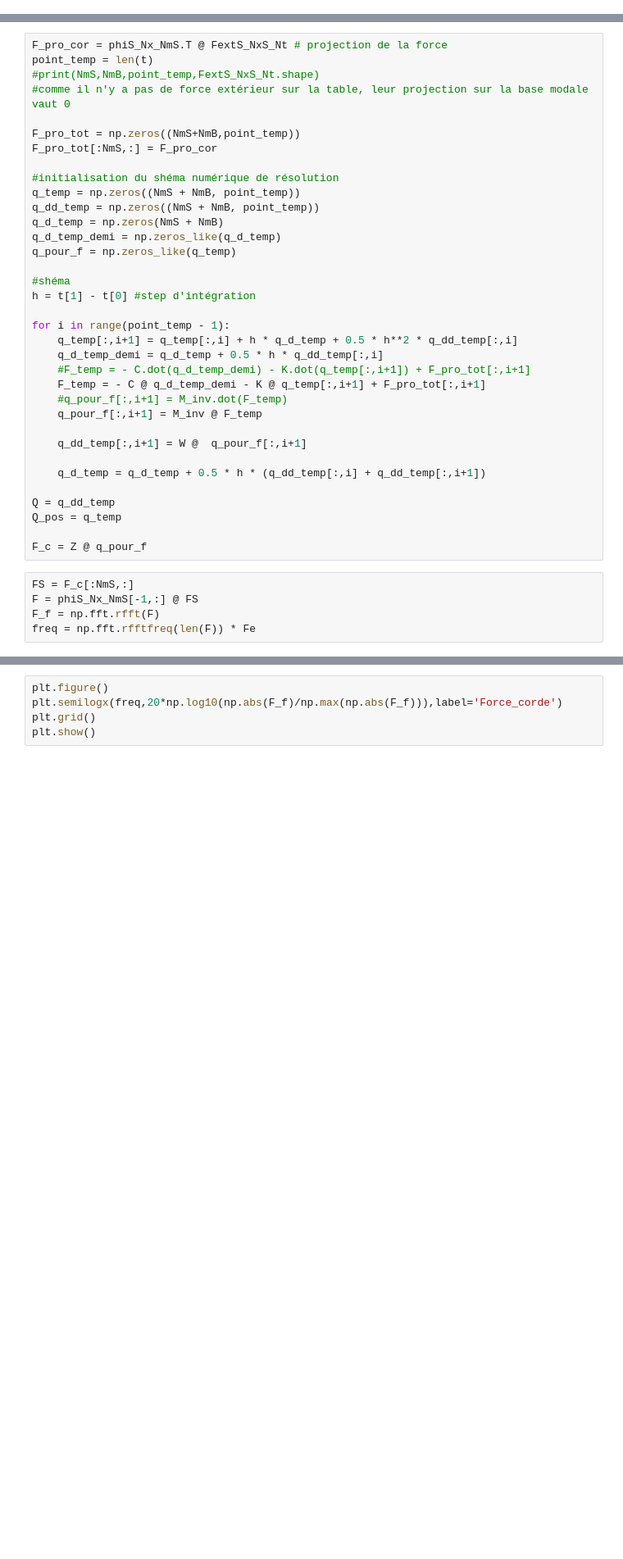
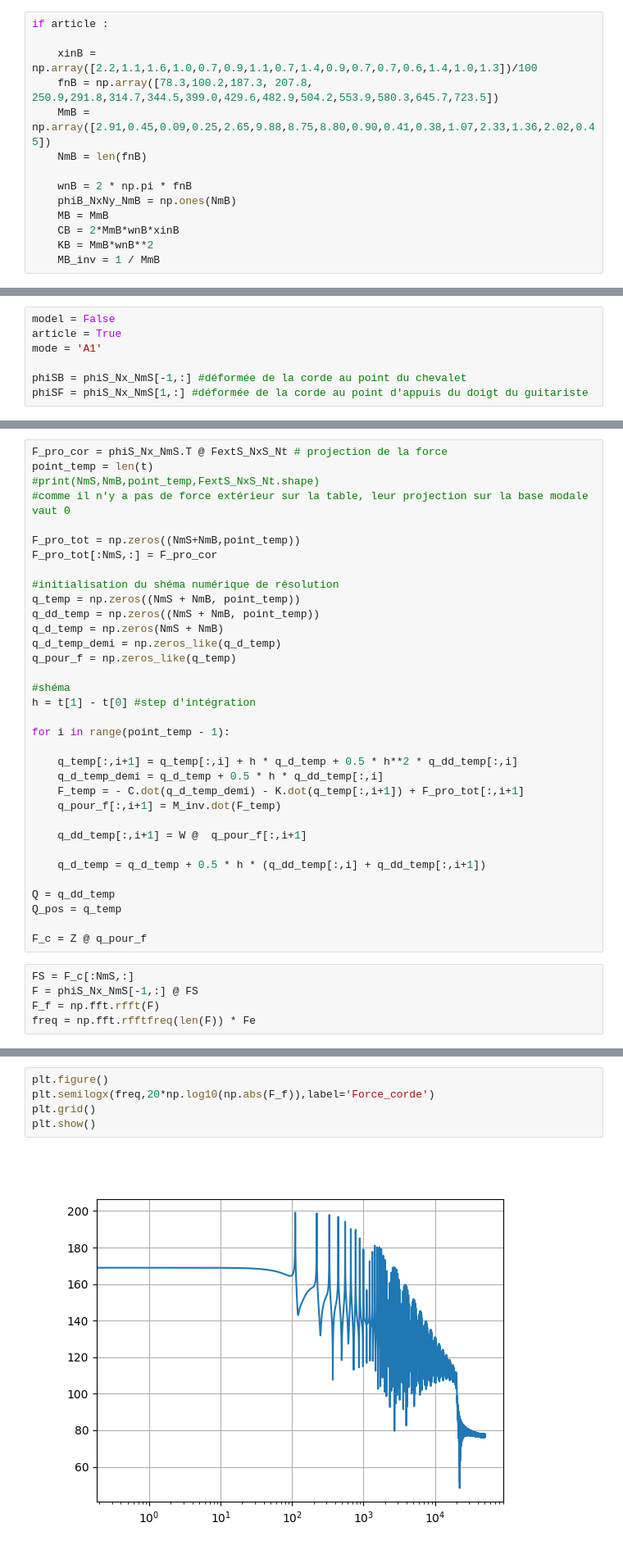
Before and after one commit to peladeaucome/ATIAM-PAM-AnalyseInstruments, a Jupyter notebook: Data/test.ipynb, the cells around one changed output, grey strips where cells are left out. Shown at 82% size. Saved outputs shown, nothing was run; the diff lists cells and outputs as text; blank space fills up the shorter version.

```diff
--- a/Data/test.ipynb
+++ b/Data/test.ipynb
@@ -147,0 +105,14 @@ C = diags(C_lin)
+# %%
+if article :
+
+    xinB = np.array([2.2,1.1,1.6,1.0,0.7,0.9,1.1,0.7,1.4,0.9,0.7,0.7,0.6,1.4,1.0,1.3])/100
+    fnB = np.array([78.3,100.2,187.3, 207.8, 250.9,291.8,314.7,344.5,399.0,429.6,482.9,504.2,553.9,580.3,645.7,723.5])
+    MmB = np.array([2.91,0.45,0.09,0.25,2.65,9.88,8.75,8.80,0.90,0.41,0.38,1.07,2.33,1.36,2.02,0.45])
+    NmB = len(fnB)
+
+    wnB = 2 * np.pi * fnB
+    phiB_NxNy_NmB = np.ones(NmB)
+    MB = MmB
+    CB = 2*MmB*wnB*xinB
+    KB = MmB*wnB**2
+    MB_inv = 1 / MmB
@@ -147,0 +176,7 @@ C = diags(C_lin)
+# %%
+model = False
+article = True
+mode = 'A1'
+
+phiSB = phiS_Nx_NmS[-1,:] #déformée de la corde au point du chevalet
+phiSF = phiS_Nx_NmS[1,:] #déformée de la corde au point d'appuis du doigt du guitariste
@@ -245,12 +275,11 @@ q_pour_f = np.zeros_like(q_temp)
 h = t[1] - t[0] #step d'intégration
 
 for i in range(point_temp - 1):
+
     q_temp[:,i+1] = q_temp[:,i] + h * q_d_temp + 0.5 * h**2 * q_dd_temp[:,i]
     q_d_temp_demi = q_d_temp + 0.5 * h * q_dd_temp[:,i]
-    #F_temp = - C.dot(q_d_temp_demi) - K.dot(q_temp[:,i+1]) + F_pro_tot[:,i+1]
-    F_temp = - C @ q_d_temp_demi - K @ q_temp[:,i+1] + F_pro_tot[:,i+1]
-    #q_pour_f[:,i+1] = M_inv.dot(F_temp)
-    q_pour_f[:,i+1] = M_inv @ F_temp
+    F_temp = - C.dot(q_d_temp_demi) - K.dot(q_temp[:,i+1]) + F_pro_tot[:,i+1]
+    q_pour_f[:,i+1] = M_inv.dot(F_temp)
 
     q_dd_temp[:,i+1] = W @  q_pour_f[:,i+1]
 
@@ -276,5 +309,7 @@ plt.show()
 # %%
 plt.figure()
-plt.semilogx(freq,20*np.log10(np.abs(F_f)/np.max(np.abs(F_f))),label='Force_corde')
+plt.semilogx(freq,20*np.log10(np.abs(F_f)),label='Force_corde')
 plt.grid()
 plt.show()
+# %% [output]
+[figure, added]
```
Also changed, not shown: parts of 9 cells of this notebook, 3 other files.
